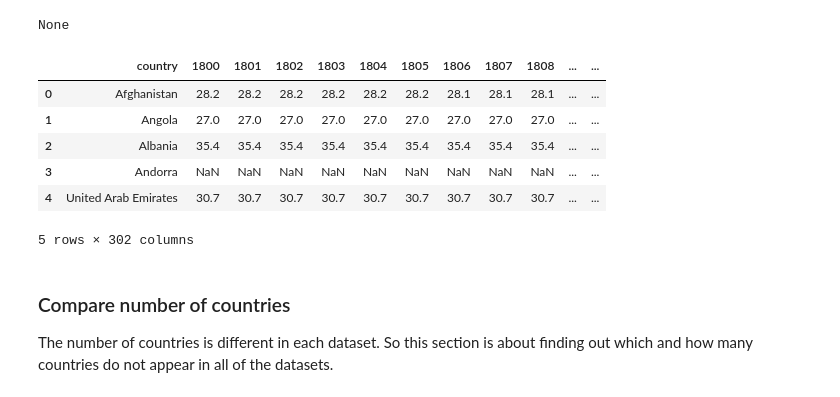
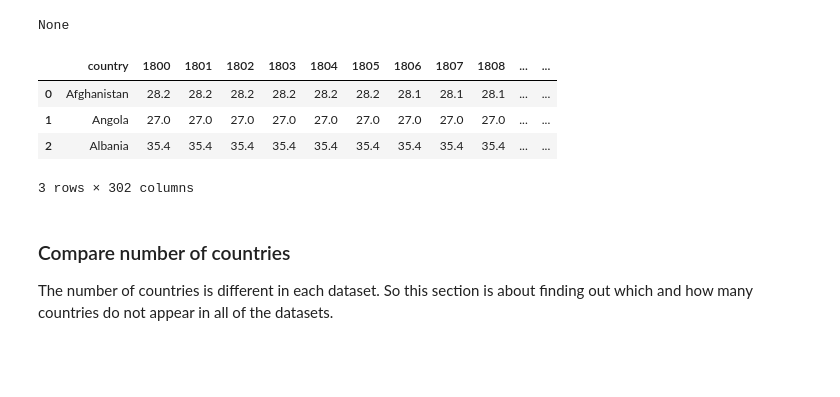
Before and after one commit to tabby42/gapminder_project, a Jupyter notebook: investigate_gapminderdata.ipynb, the cells around one changed output. Cells and saved outputs as stored; diff of their text form; code cells hidden in the pictures; blank space fills up the shorter version.

```diff
--- a/investigate_gapminderdata.ipynb
+++ b/investigate_gapminderdata.ipynb
@@ -134,15 +139,13 @@ dtypes: float64(301), object(1)
 memory usage: 460.2+ KB
 None
 # %%
-display(life_exp.head())
+display(life_exp.head(3))
 # %% [output]
 |  | country | 1800 | 1801 | 1802 | 1803 | 1804 | 1805 | 1806 | 1807 | 1808 | ... | ... |
 | 0 | Afghanistan | 28.2 | 28.2 | 28.2 | 28.2 | 28.2 | 28.2 | 28.1 | 28.1 | 28.1 | ... | ... |
 | 1 | Angola | 27.0 | 27.0 | 27.0 | 27.0 | 27.0 | 27.0 | 27.0 | 27.0 | 27.0 | ... | ... |
 | 2 | Albania | 35.4 | 35.4 | 35.4 | 35.4 | 35.4 | 35.4 | 35.4 | 35.4 | 35.4 | ... | ... |
-| 3 | Andorra | NaN | NaN | NaN | NaN | NaN | NaN | NaN | NaN | NaN | ... | ... |
-| 4 | United Arab Emirates | 30.7 | 30.7 | 30.7 | 30.7 | 30.7 | 30.7 | 30.7 | 30.7 | 30.7 | ... | ... |
-5 rows × 302 columns
+3 rows × 302 columns
 # %% [markdown]
 <a id='compare'></a>
 ### Compare number of countries
```
Also changed, not shown: parts of 48 cells of this notebook, 4 other files.
